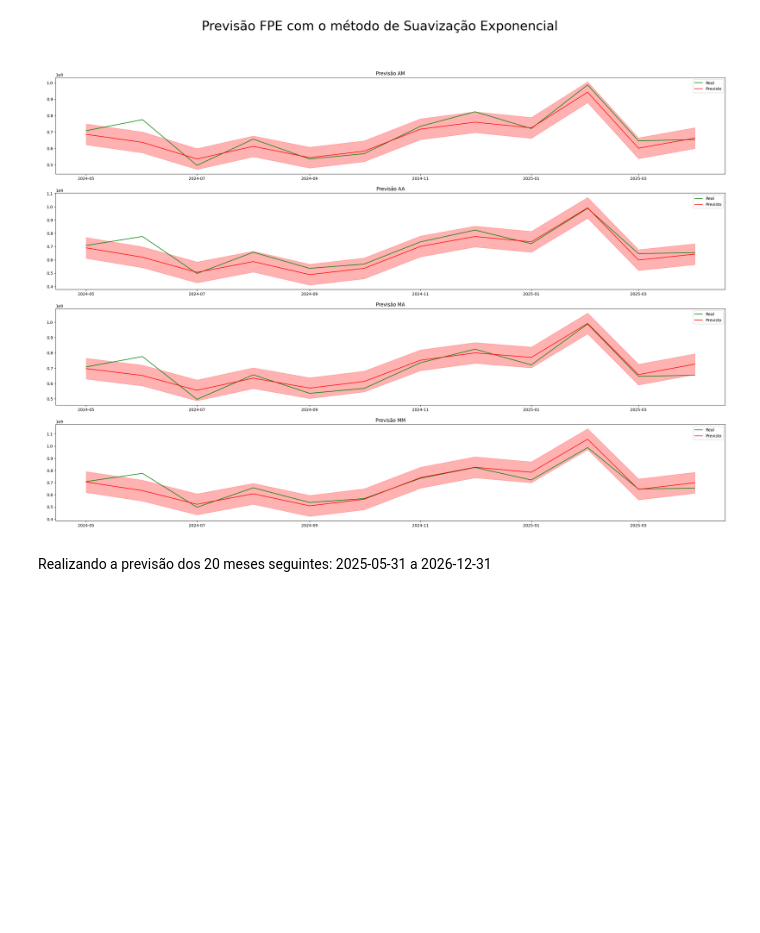
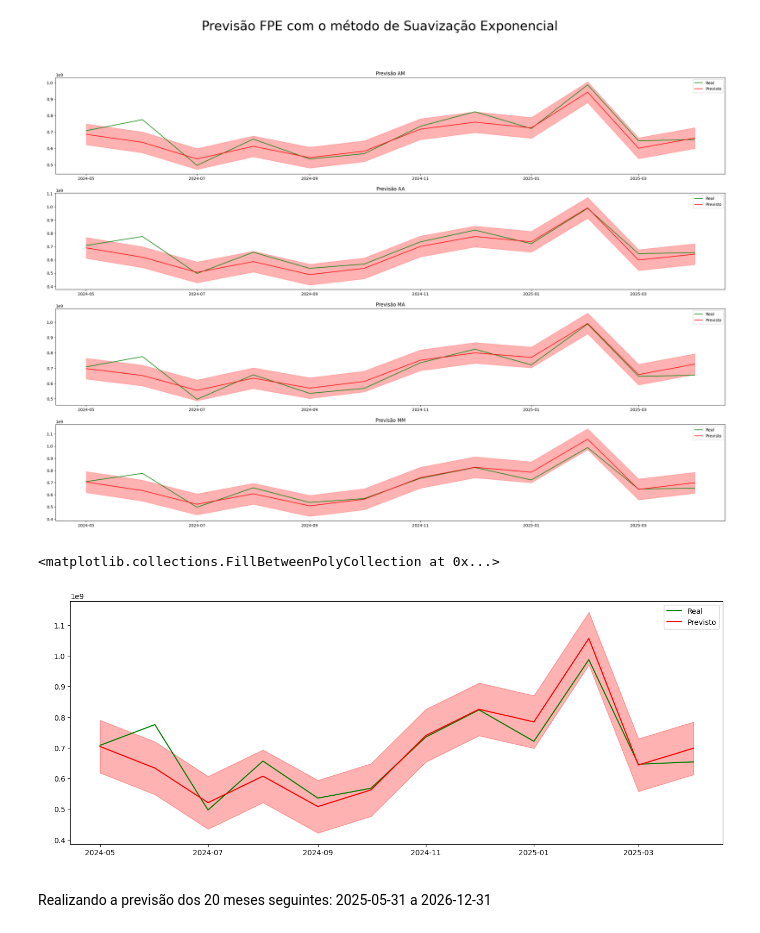
Before and after one commit to Adelia-Lima/previsao_fpe, a Jupyter notebook: previsãp_fpe1.ipynb, the cells around one changed output. Cells and saved outputs as stored; diff of their text form; code cells hidden in the pictures; blank space fills up the shorter version.

```diff
--- a/previsãp_fpe1.ipynb
+++ b/previsãp_fpe1.ipynb
@@ -301,6 +342,28 @@ ax3.fill_between(df_fpe_prev.index,
 # %% [output]
 <matplotlib.collections.FillBetweenPolyCollection at 0x...>
 [figure]
+# %%
+plt.figure(figsize=(16,6))
+plt.ylabel(' ')
+plt.xlabel(' ')
+sns.lineplot(x = df_imp.loc[df_imp.index >= '2024-05-01'].index,
+             y = df_imp.loc[df_imp.index >= '2024-05-01'].FPE,
+             color = 'green',
+             label = 'Real',
+             )
+sns.lineplot(x = df_fpe_prev.index,
+             y = df_fpe_prev['VALOR PREVISTO - MM'],
+             color = 'red',
+             label = 'Previsto',
+             )
+plt.fill_between(df_fpe_prev.index,
+                 df_fpe_prev['Intervalo Inferior - MM'],
+                 df_fpe_prev['Intervalo Superior - MM'],
+                 alpha = 0.3,
+                 color = 'Red')
+# %% [output]
+<matplotlib.collections.FillBetweenPolyCollection at 0x...>
+[figure, added]
 # %% [markdown]
 Realizando a previsão dos 20 meses seguintes: 2025-05-31 a 2026-12-31
 # %%
```
Also changed, not shown: parts of 4 cells of this notebook.
